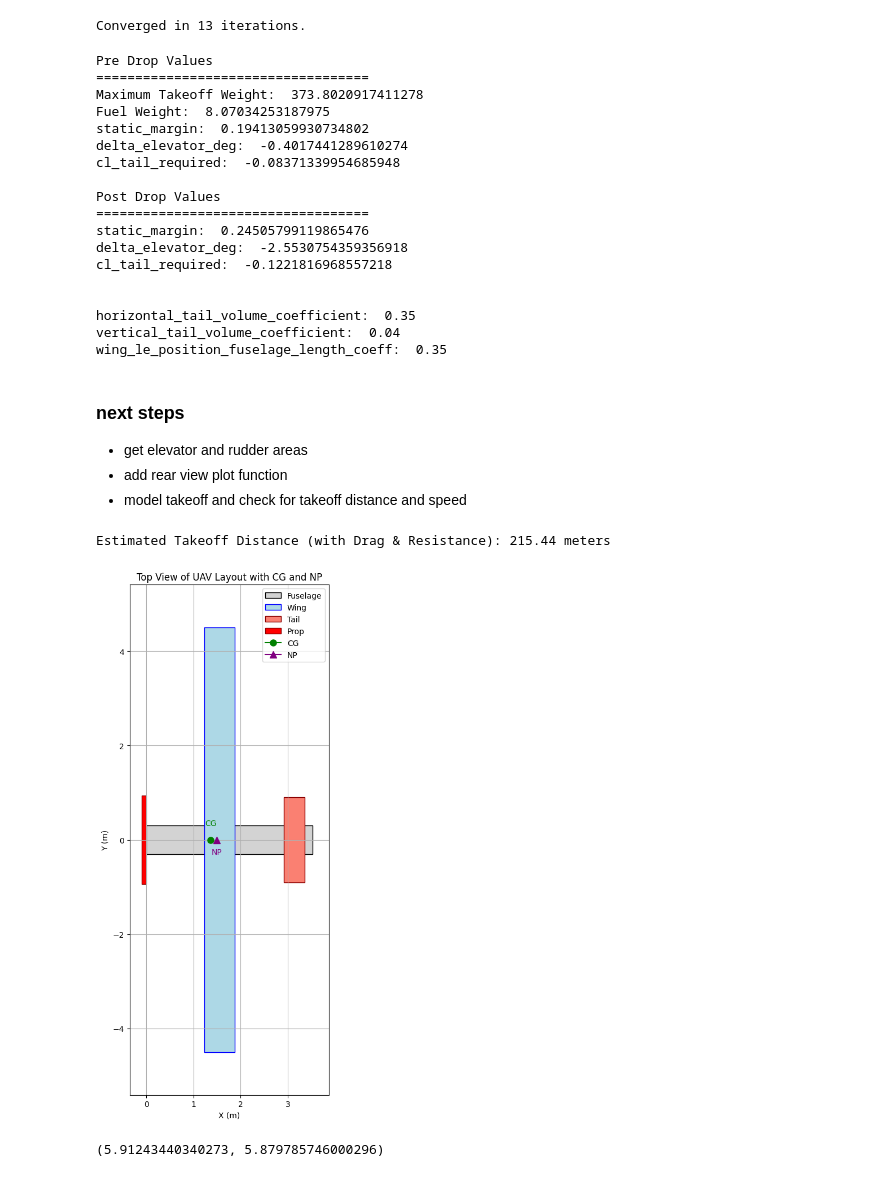
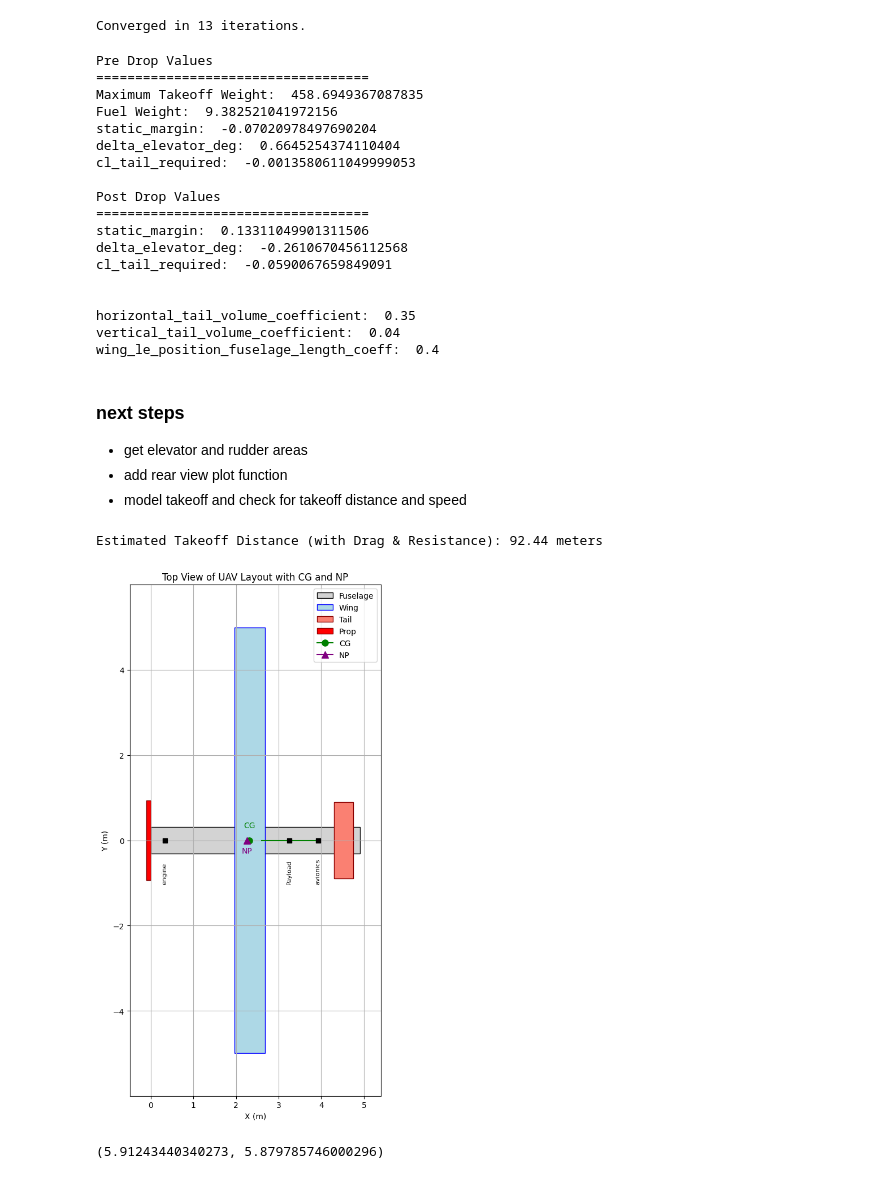
Before and after one commit to staticpwn/UAV, a Jupyter notebook: uav_design_2.ipynb, the cells around one changed output. Drawn from its saved outputs; the diff is of its cells as text; code cells hidden in the pictures.

```diff
--- a/uav_design_2.ipynb
+++ b/uav_design_2.ipynb
@@ -197,7 +197,8 @@ def refine_design_from_iterable_constraints(hard_constraints, assumed_and_set, w
             current_values["chord_m"] = current_values["wing_area_m2"] / current_values["wing_span_m"]
             current_values["wing_loading_pa"] = current_values["mtow"] * g / current_values["wing_area_m2"]
 
-            current_values["tail_arm_m"] = assumed_and_set["horizontal_tail_arm_mac_coeff"] * current_values["chord_m"]
+            # current_values["tail_arm_m"] = assumed_and_set["horizontal_tail_arm_mac_coeff"] * current_values["chord_m"]
+            current_values["tail_arm_m"] = current_values["fuselage_body_length_m"] * 0.9 - current_values['cruiseout_x_ac_w_m']
 
             # --- Horizontal Tail Area (S_h) ---
             current_values["horizontal_tail_area_m2"] = assumed_and_set["horizontal_tail_volume_coefficient"] *  (current_values["wing_area_m2"] * current_values["chord_m"]) / current_values["tail_arm_m"]
@@ -435,11 +436,11 @@ assumed_and_set = {
     "sea_level_air_density": get_air_density(0),
     "horizontal_tail_volume_coefficient": 0.35, # dimensionless
     "vertical_tail_volume_coefficient": 0.04, # Computed Vv
-    "horizontal_tail_arm_mac_coeff": 2.5, # dimensionless
+    "horizontal_tail_arm_mac_coeff": 4.5, # dimensionless
     "tail_mass_cg_from_le_coeff": 0.4,
     "ht_downwash_efficiency_coeff": 0.5,
     # "fuselage_length_mac_coeff": 5, # dimensionless
-    "wing_le_position_fuselage_length_coeff": 0.35, # dimensionless
+    "wing_le_position_fuselage_length_coeff": 0.4, # dimensionless
     # Configuration
     "fuel_density_kgL": 0.74,
     "gfrp_thickness_m": 0.0015, # meters
@@ -469,8 +470,8 @@ assumed_and_set = {
 
 hard_constraints = {
     "wing_payload_mass" : 50, # kg
-    "internal_payload_mass": 0, #kg
-    "internal_payload_length": 0, # meter
+    "internal_payload_mass": 50, #kg
+    "internal_payload_length": 1.3, # meter
     "target_station_distance_km": 100,
     "loiter_time": 1, # hours
     "takeoff_distance_max_m": 50, # dirt road
@@ -661,22 +662,22 @@ print("wing_le_position_fuselage_length_coeff: ",assumed_and_set["wing_le_positi
 # %% [output]
 Pre Drop Values
 ===================================
-Maximum Takeoff Weight:  373.8020917411278
-Fuel Weight:  8.07034253187975
-static_margin:  0.19413059930734802
-delta_elevator_deg:  -0.4017441289610274
-cl_tail_required:  -0.08371339954685948
+Maximum Takeoff Weight:  458.6949367087835
+Fuel Weight:  9.382521041972156
+static_margin:  -0.07020978497690204
+delta_elevator_deg:  0.6645254374110404
+cl_tail_required:  -0.0013580611049999053
 
 Post Drop Values
 ===================================
-static_margin:  0.24505799119865476
-delta_elevator_deg:  -2.5530754359356918
-cl_tail_required:  -0.1221816968557218
+static_margin:  0.13311049901311506
+delta_elevator_deg:  -0.2610670456112568
+cl_tail_required:  -0.0590067659849091
 
 
 horizontal_tail_volume_coefficient:  0.35
 vertical_tail_volume_coefficient:  0.04
-wing_le_position_fuselage_length_coeff:  0.35
+wing_le_position_fuselage_length_coeff:  0.4
 # %% [markdown]
 ### next steps
 
@@ -744,7 +745,7 @@ takeoff_distance_m = calculate_takeoff_distance_with_drag(
 
 print(f"Estimated Takeoff Distance (with Drag & Resistance): {takeoff_distance_m:.2f} meters")
 # %% [output]
-Estimated Takeoff Distance (with Drag & Resistance): 215.44 meters
+Estimated Takeoff Distance (with Drag & Resistance): 92.44 meters
 # %%
 import matplotlib.pyplot as plt
 import matplotlib.patches as patches
@@ -822,6 +823,9 @@ def plot_uav_top_view(fuselage_length, fuselage_width,
     # Plot other components
     if components:
         for label, x in components.items():
+            if label == "Payload":
+                ax.plot([x-hard_constraints["internal_payload_length"]/2, x+hard_constraints["internal_payload_length"]/2], [0, 0], marker="_", color="green", markersize=0.5)
+
             ax.plot(x, 0, marker='s', color='black', markersize=6)
             ax.annotate(label, (x, -1), ha='center', fontsize=8, rotation=90)
 
@@ -844,30 +848,32 @@ def plot_uav_top_view(fuselage_length, fuselage_width,
 # %%
 
 
 components, components_z = estimate_component_positions(predrop, hard_constraints, assumed_and_set, weights_dict_kg_no_fuel)
 
-# components = {"avionics":components["avionics"], "Payload":components["internal_payload"]}
+components = {"engine":components["engine"], "Payload":components["internal_payload"], "avionics":components["avionics"]}
 
-components = {}
+# components = {}
 
 # h_tail_le_position = predrop["cruiseout_cg_from_nose_m"] + predrop["tail_arm_m"] - 0.25 * predrop["h_tail_chord_m"]
-h_tail_le_position = predrop["wing_le_position_m"] + 0.25* predrop["chord_m"] + predrop["tail_arm_m"] - 0.25 * predrop["h_tail_chord_m"]
+# h_tail_le_position = predrop["wing_le_position_m"] + 0.25* predrop["chord_m"] + predrop["tail_arm_m"] - 0.25 * predrop["h_tail_chord_m"]
+h_tail_le_position = predrop["x_ht_le_m"]
+# h_tail_le_position = predrop["wing_le_position_m"] + 0.25* predrop["chord_m"] + predrop["tail_arm_m"] - 0.25 * predrop["h_tail_chord_m"]
 
 plot_uav_top_view(
     fuselage_length=predrop["fuselage_body_length_m"],
     fuselage_width=predrop["fuselage_body_width_m"],
     wing_span=predrop["wing_span_m"],
     wing_chord=predrop["chord_m"],
     wing_le_position=predrop["wing_le_position_m"],
     tail_span=predrop["h_tail_span_m"],
     tail_chord=predrop["h_tail_chord_m"],
-    tail_le_position=predrop["x_ht_le_m"],
+    tail_le_position=h_tail_le_position,
     components=components,
     cg_position=predrop["cruiseout_cg_from_nose_m"],
     np_position=predrop["neutral_point_m"],
 )
 # %% [output]
-[figure, old version]
+[figure, new version]
 # %%
 predrop["x_ht_le_m"], h_tail_le_position
 # %% [output]
```
